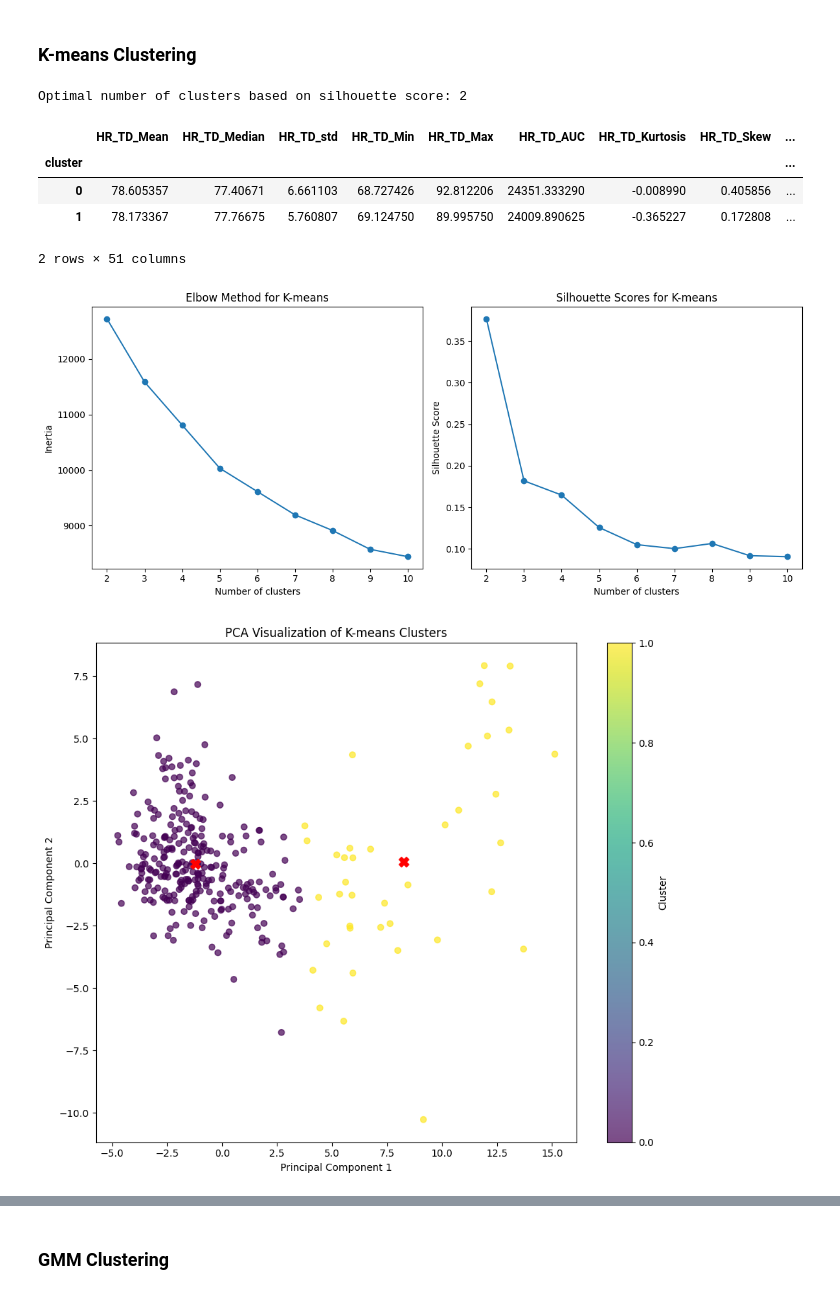
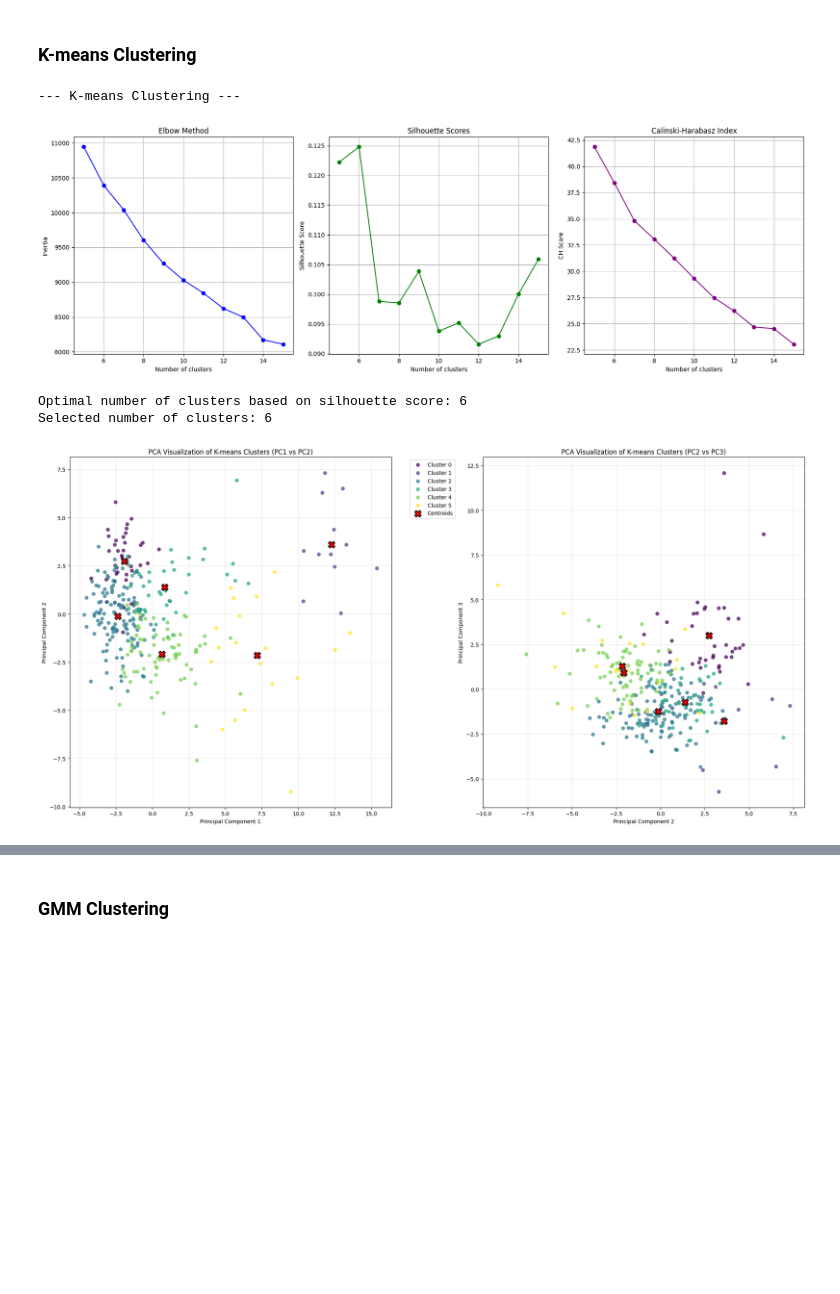
Before and after one commit to AntonWangDTU/case_2, a Jupyter notebook: src_alex/case_2_clustering.ipynb, the cells around one changed output, grey strips where cells are left out. Drawn from its saved outputs; the diff is of its cells as text; code cells hidden in the pictures; blank space fills up the shorter version.

Commit message:
Redone the code for clustering, still gotta fix some kinks

```diff
--- a/src_alex/case_2_clustering.ipynb
+++ b/src_alex/case_2_clustering.ipynb
@@ -23,0 +51,5 @@ data_pd = pd.read_csv(data_path)
+# %%
+# Move Unnamed: 0,Round,Phase,Individual,Puzzler,Cohort to the front of the DataFrame
+data_pd = data_pd[['Unnamed: 0', 'Round', 'Phase', 'Individual', 'Puzzler', 'Cohort'] + [col for col in data_pd.columns if col not in ['Round', 'Phase', 'Individual', 'Puzzler', 'Cohort']]]
+
+print(data_pd)
@@ -26,4 +76,11 @@ data_pd = pd.read_csv(data_path)
 # %%
-identifier_columns = ['Unnamed: 0','Round', 'Phase', 'Individual','Puzzler', 'Cohort']
-emotion_columns = ['inspired', 'attentive', 'determined','active','alert','Frustrated', 'upset', 'hostile', 'ashamed', 'nervous', 'afraid']
-numeric_columns = [col for col in data_pd.columns if col not in identifier_columns + emotion_columns]
+# Self-Rated Questionaire
+self_rated = data_pd.iloc[:, -11:]
+
+# Bio-Signals
+bio_signals = data_pd.iloc[:, :-11]
+# Only keep the columns that starts with 'HR', 'TEMP', or 'EDA'
+bio_signals = bio_signals.loc[:, bio_signals.columns.str.startswith(('HR', 'TEMP', 'EDA'))]
+
+# All features
+X_all = pd.concat([self_rated, bio_signals], axis=1)
@@ -43,0 +89,10 @@ X_scaled, scaler = preprocess_data(data_pd, numeric_columns)
+# %%
+# Normalizing the Bio-Signals using StandardScaler
+scaler = StandardScaler()
+bio_signals_scaled = scaler.fit_transform(bio_signals)
+
+# Normalizing the Self-Rated Questionnaire using StandardScaler
+self_rated_scaled = scaler.fit_transform(self_rated)
+
+# Normalizing the all features using StandardScaler
+X_all_scaled = scaler.fit_transform(X_all)
@@ -73,0 +150,3 @@ def apply_hierarchical_clustering(X, n_clusters=3):
+# %%
+print("\n--- PCA ---")
+X_pca, pca_model = apply_pca(X_all_scaled, n_components=min(20, X_all_scaled.shape[1], X_all_scaled.shape[0]))
@@ -282,15 +437,20 @@ Silhouette Score for Hierarchical Clustering: 0.161
 # %% [markdown]
 ### K-means Clustering
 # %%
-kmeans_labels, kmeans_centers, optimal_k = apply_kmeans_clustering(X_scaled, max_clusters=10)
-visualize_clusters_2d(X_scaled, kmeans_labels, centers=kmeans_centers, method_name="K-means")
-analyze_clusters(data_pd, kmeans_labels, numeric_columns)
+print("\n--- K-means Clustering ---")
+kmeans_labels, kmeans_centers_pca, optimal_k = apply_kmeans_clustering(X_pca, target_clusters=10)
+
+# Visualize K-means clusters in PCA space
+visualize_clusters_2d(X_pca, kmeans_labels, centers=kmeans_centers_pca, method_name="K-means", pca_model=pca_model)
+
+# Transform centers back to original feature space for interpretation (if needed)
+kmeans_centers_original = pca_model.inverse_transform(kmeans_centers_pca)
+
+# Analyze K-means clusters
+#
 # %% [output]
-Optimal number of clusters based on silhouette score: 2
+--- K-means Clustering ---
-|  | HR_TD_Mean | HR_TD_Median | HR_TD_std | HR_TD_Min | HR_TD_Max | HR_TD_AUC | HR_TD_Kurtosis | HR_TD_Skew | ... |
-| cluster |  |  |  |  |  |  |  |  | ... |
-| 0 | 78.605357 | 77.40671 | 6.661103 | 68.727426 | 92.812206 | 24351.333290 | -0.008990 | 0.405856 | ... |
-| 1 | 78.173367 | 77.76675 | 5.760807 | 69.124750 | 89.995750 | 24009.890625 | -0.365227 | 0.172808 | ... |
+[figure, new version]
-2 rows × 51 columns
+Optimal number of clusters based on silhouette score: 6
+Selected number of clusters: 6
-[figure, old version]
-[figure, old version]
+[figure, new version]
```
Also changed, not shown: parts of 38 cells of this notebook, 9 other files.
